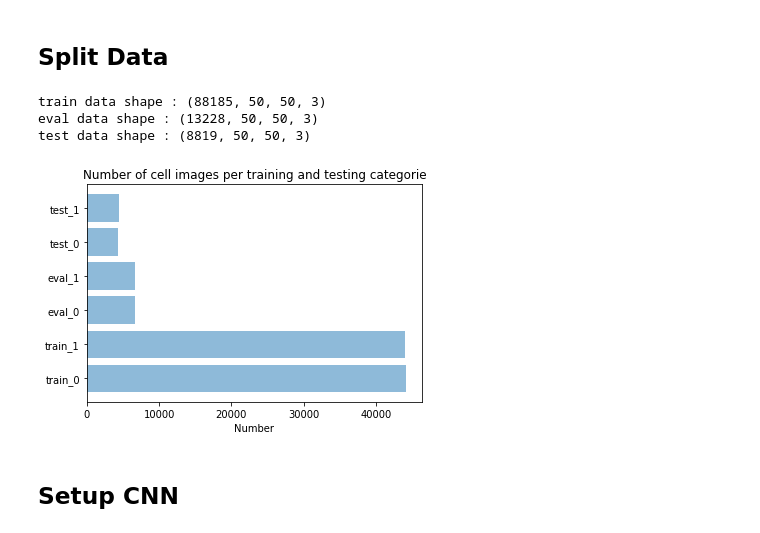
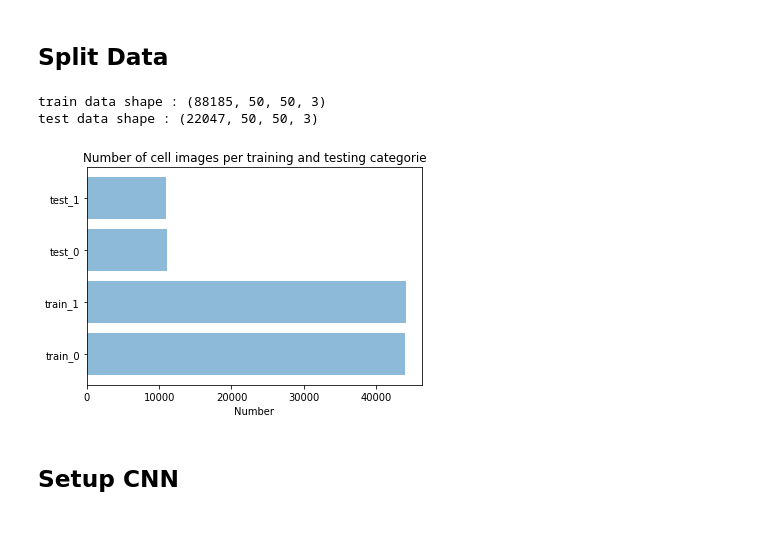
Before and after one commit to lai-la/MalariaProject, a Jupyter notebook: malaria_project_custom_implementation.ipynb, the cells around one changed output. Drawn from its saved outputs; the diff is of its cells as text; code cells hidden in the pictures.

Commit message:
added eval and predict

```diff
--- a/malaria_project_custom_implementation.ipynb
+++ b/malaria_project_custom_implementation.ipynb
@@ -418,57 +415,47 @@ c_ells, l_abels = shuffle_and_normalize(c,l)
 # test_size: represent the proportion of the dataset to include in the test split
 # random_state: random_state is the random number generator; If None, the random number generator is the RandomState
 # instance used by np.random. -> optional (default:none)
-train_x, x, train_y, y = train_test_split(c_ells, l_abels,
+train_x, test_x, train_y, test_y = train_test_split(c_ells, l_abels,
                                          test_size = 0.2,
                                          random_state = 111)
-eval_x, test_x, eval_y, test_y = train_test_split(x, y,
-                                         test_size = 0.4,
-                                         random_state = 111)
 # %%
-print('train data shape : {}\neval data shape : {}\ntest data shape : {}'.format(train_x.shape,eval_x.shape,test_x.shape))
+print('train data shape : {}\ntest data shape : {}'.format(train_x.shape,test_x.shape))
 # Check if no data is lost: should be 110232 in total
 #print(train_x.shape[0] + eval_x.shape[0] + test_x.shape[0])
 #print(train_y.shape[0] + eval_y.shape[0] + test_y.shape[0])
 # %% [output]
 train data shape : (88185, 50, 50, 3)
-eval data shape : (13228, 50, 50, 3)
-test data shape : (8819, 50, 50, 3)
+test data shape : (22047, 50, 50, 3)
 # %%
 # Plot split labels
 # Visualize repartition of data
-objects = ('train_0', 'train_1','eval_0', 'eval_1', 'test_0', 'test_1')
+objects = ('train_0', 'train_1', 'test_0', 'test_1')
 y_pos = np.arange(len(objects))
 a = []
 b = []
 for i in train_y:
     if i == 0:
         a.append(i)
     else:
         b.append(i)
 
 c = []
 e = []
-for j in eval_y:
+for j in test_y:
     if j == 0:
         c.append(j)
     else:
         e.append(j)
-f = []
-g = []
-for k in test_y:
-    if k == 0:
-        f.append(k)
-    else:
-        g.append(k)
-performance = [len(a),len(b),len(c),len(e), len(f), len(g)]
+
+performance = [len(a),len(b),len(c),len(e)]
 
 plt.barh(y_pos, performance, align='center', alpha=0.5)
 plt.yticks(y_pos, objects)
 plt.xlabel('Number')
 plt.title('Number of cell images per training and testing categorie')
 
 plt.show()
 # %% [output]
-[figure, old version]
+[figure, new version]
 # %% [markdown]
 ## Setup CNN
```
Also changed, not shown: parts of 20 cells of this notebook.
